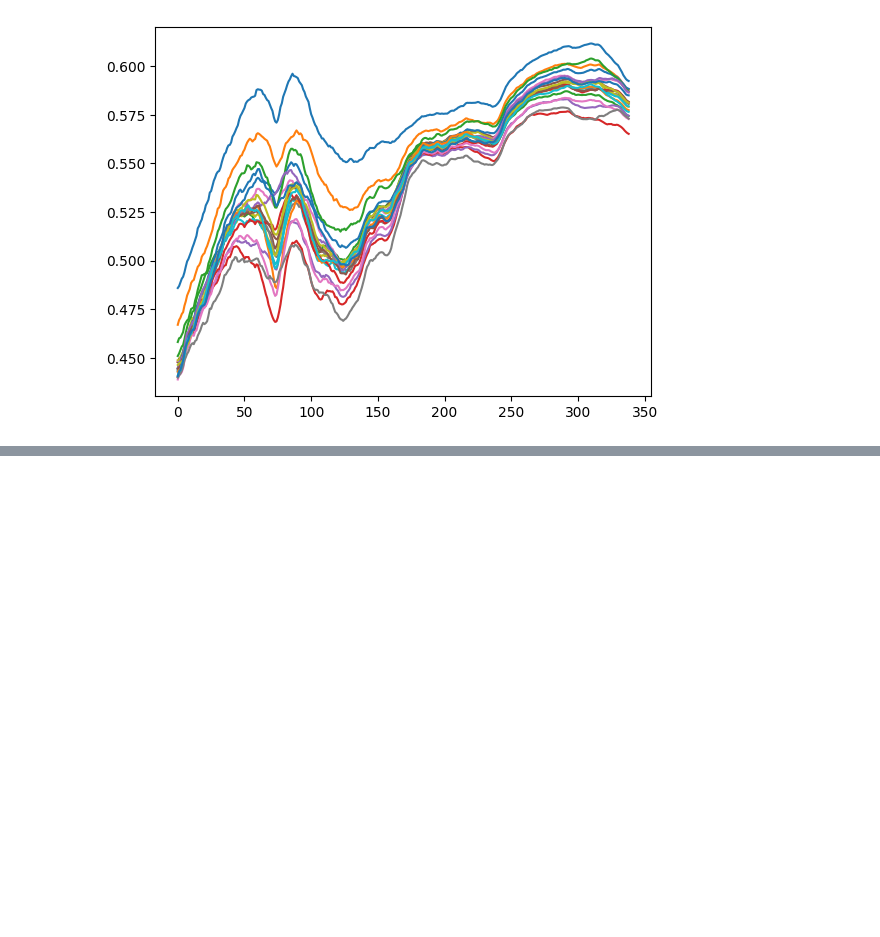
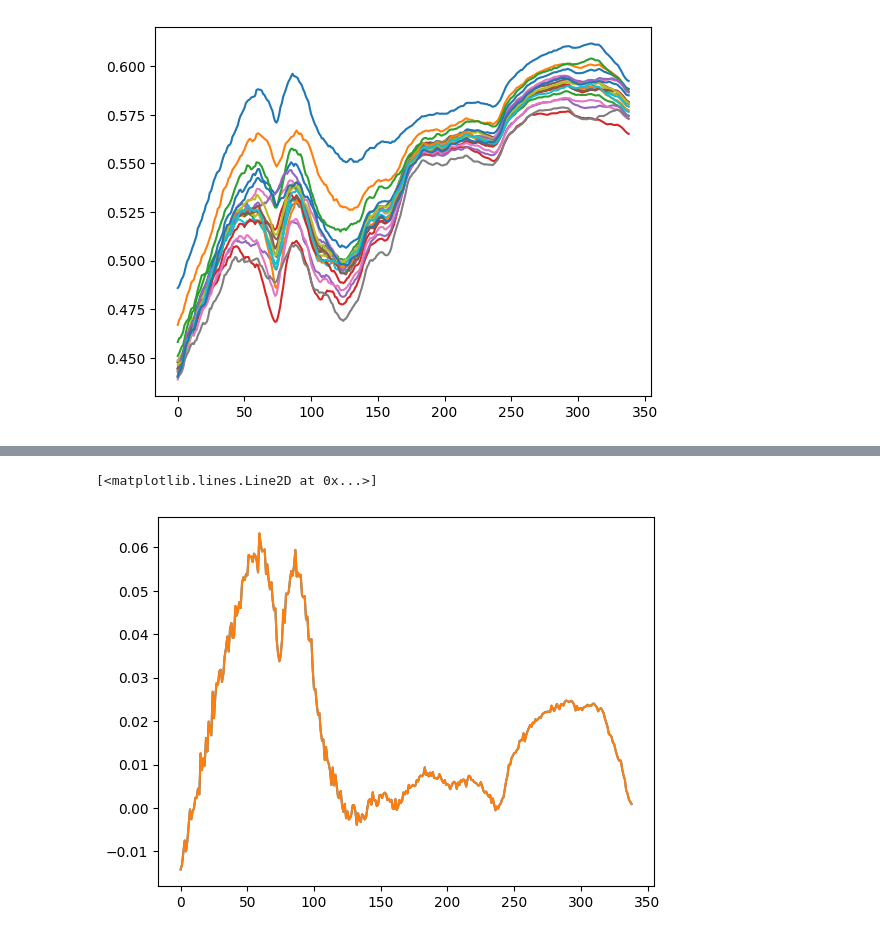
Before and after one commit to paucablop/chemotools, a Jupyter notebook: test.ipynb, the cells around one changed output, grey strips where cells are left out. Saved outputs shown, nothing was run; the diff lists cells and outputs as text; code cells hidden in the pictures; blank space fills up the shorter version.

```diff
--- a/test.ipynb
+++ b/test.ipynb
@@ -194,0 +324,4 @@ plt.plot(spectrum_smooth_mine_3[-1])
+# %%
+air_pls_subtracted = spectrum_np-spectrum_airpls
+
+np.savetxt('airple_spectrum.csv', air_pls_subtracted, delimiter=',')
@@ -194,0 +348,6 @@ plt.plot(spectrum_smooth_mine_3[-1])
+# %%
+plt.plot(air_pls_subtracted)
+plt.plot(my_spectrum_airpls[0])
+# %% [output]
+[<matplotlib.lines.Line2D at 0x...>]
+[figure, added]
```
Also changed, not shown: parts of 13 cells of this notebook, 7 other files.
